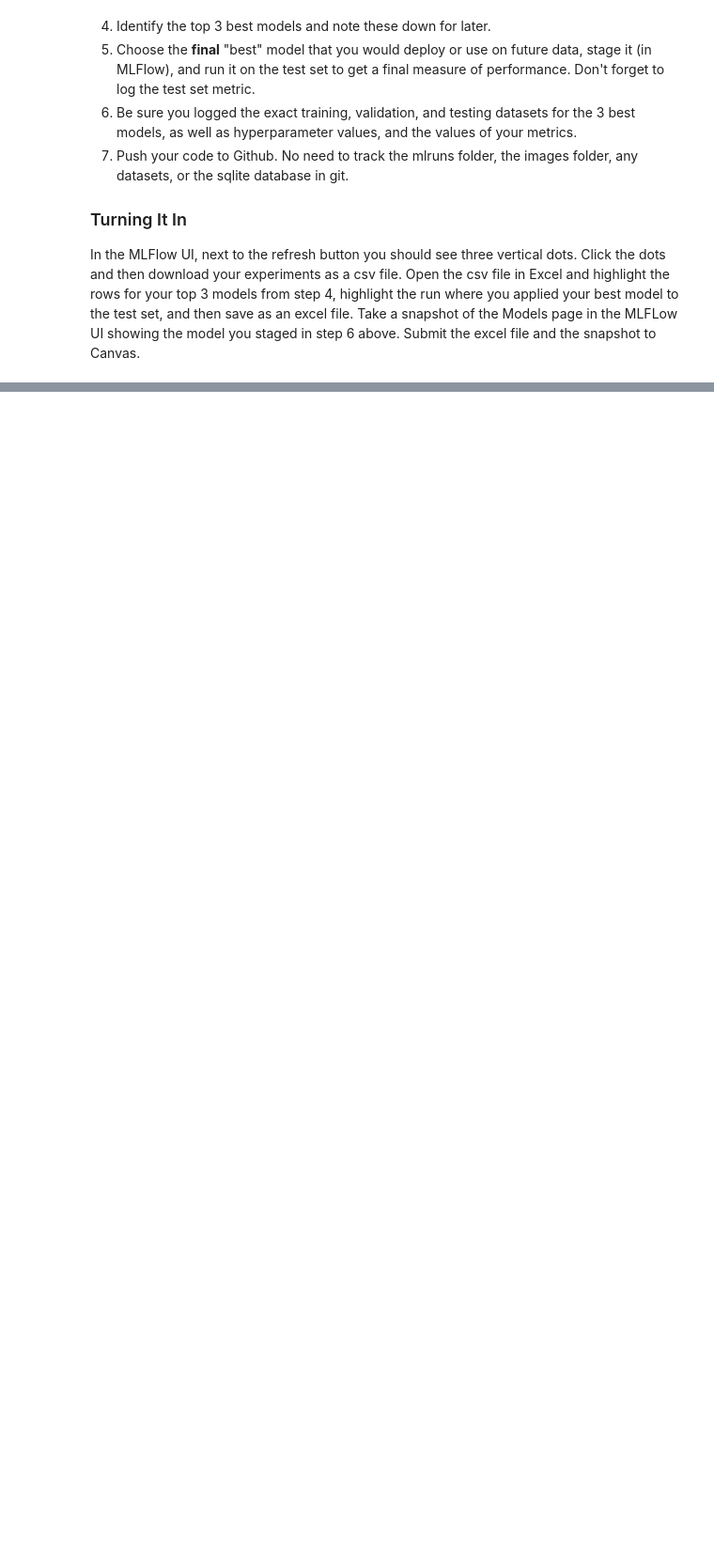
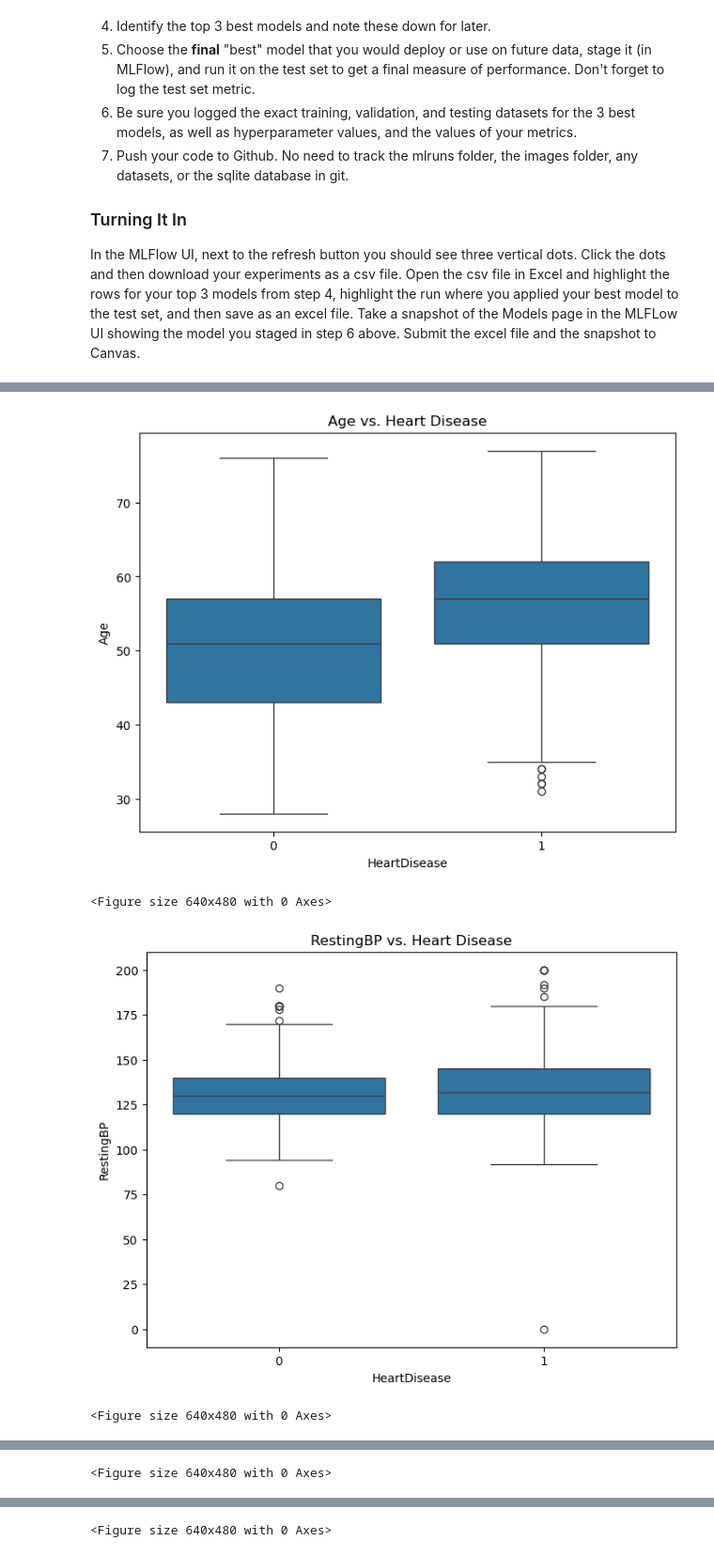
Before and after one commit to Gopimaguluri267/mlops, a Jupyter notebook: labs/Lab_2_exp_tracking_local.ipynb, the cells around one changed output, grey strips where cells are left out. Shown at 94% size. Saved outputs shown, nothing was run; the diff lists cells and outputs as text; code cells hidden in the pictures; blank space fills up the shorter version.

```diff
--- a/labs/Lab_2_exp_tracking_local.ipynb
+++ b/labs/Lab_2_exp_tracking_local.ipynb
@@ -32,5 +32,5 @@ mlflow.__version__
 Running the below code will create a sqlite database and an mlruns folder in the current directory.
 # %%
 mlflow.set_tracking_uri('sqlite:///mlflow.db')
-mlflow.set_experiment('demo-experiment-2')
+mlflow.set_experiment('demo-experiment')
 # %% [output]
@@ -405,0 +543,13 @@ In the MLFlow UI, next to the refresh button you should see three vertical dots.
+# %%
+numeric_features = ['Age', 'RestingBP', 'Cholesterol', 'FastingBS', 'MaxHR', 'Oldpeak']
+for feature in numeric_features:
+    plt.figure(figsize=(8, 6))
+    sns.boxplot(x='HeartDisease', y=feature, data=data)
+    plt.title(f'{feature} vs. Heart Disease')
+    plt.show()
+    plt.savefig(f"images/lab_2/box_plot_{feature}_vs_target.png")
+# %% [output]
+[figure, added]
+<Figure size 640x480 with 0 Axes>
+[figure, added]
+<Figure size 640x480 with 0 Axes>
@@ -405,0 +557 @@ In the MLFlow UI, next to the refresh button you should see three vertical dots.
+<Figure size 640x480 with 0 Axes>
@@ -405,0 +559 @@ In the MLFlow UI, next to the refresh button you should see three vertical dots.
+<Figure size 640x480 with 0 Axes>
```
Also changed, not shown: parts of 47 cells of this notebook, 10 other files.
